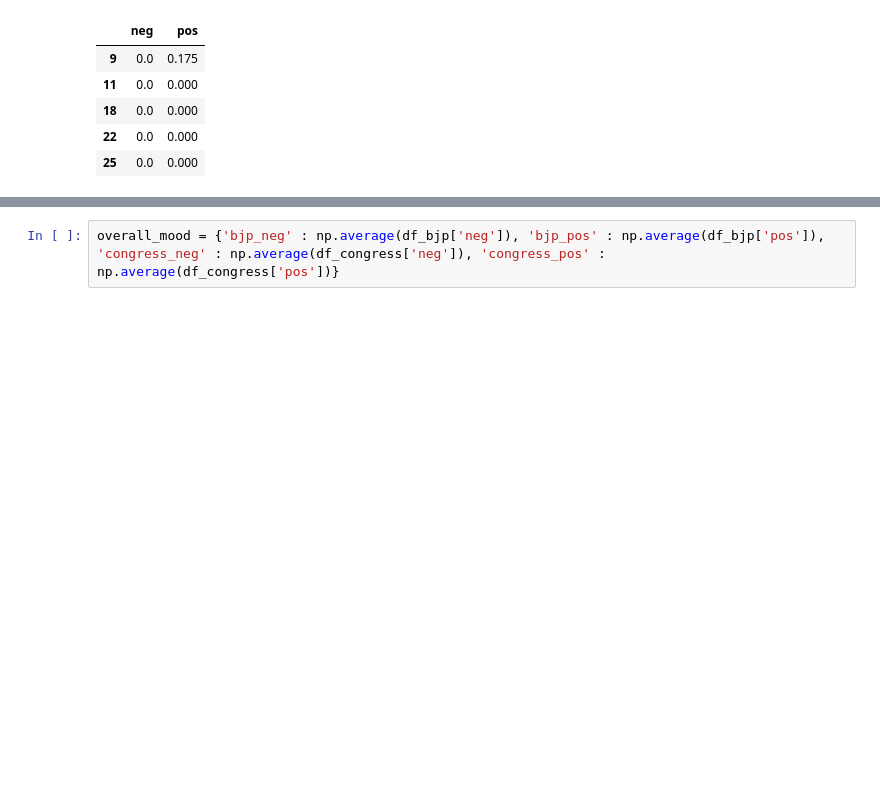
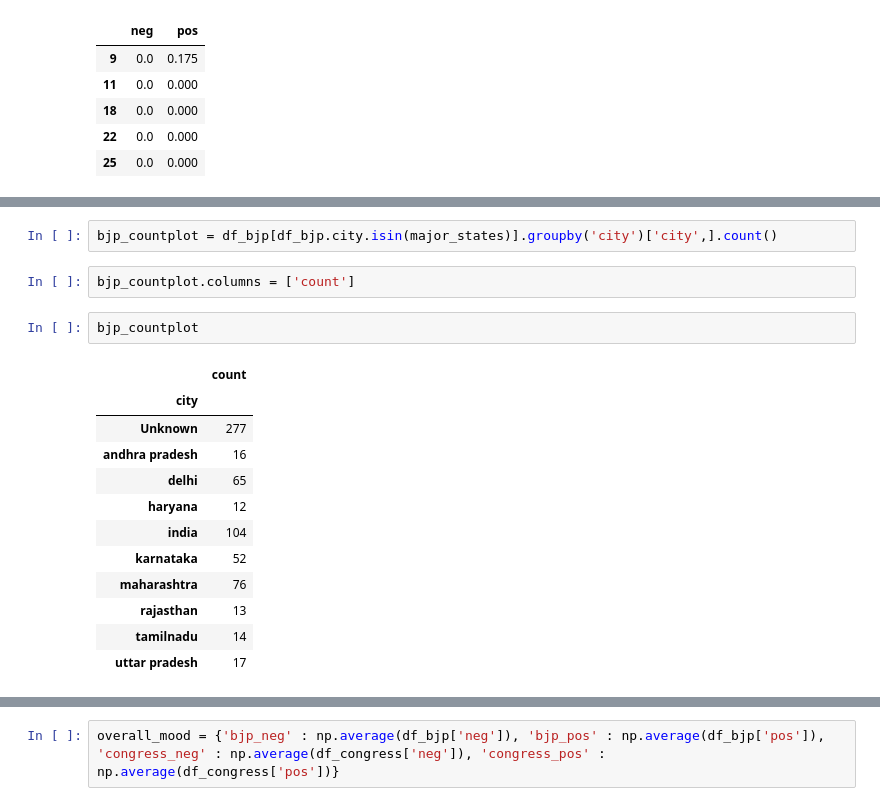
Before and after one commit to RahulTechTutorials/MachineLearningwithPython, a Jupyter notebook: Sentiment_Analysis/Sentiment_analysis_Genral_Election2019.ipynb, the cells around one changed output, grey strips where cells are left out. Saved outputs shown, nothing was run; the diff lists cells and outputs as text; blank space fills up the shorter version.

```diff
--- a/Sentiment_Analysis/Sentiment_analysis_Genral_Election2019.ipynb
+++ b/Sentiment_Analysis/Sentiment_analysis_Genral_Election2019.ipynb
@@ -191,0 +307,19 @@ df_congress[['neg','pos']].head()
+# %%
+bjp_countplot = df_bjp[df_bjp.city.isin(major_states)].groupby('city')['city',].count()
+# %%
+bjp_countplot.columns = ['count']
+# %%
+bjp_countplot
+# %% [output]
+|  | count |
+| city |  |
+| Unknown | 277 |
+| andhra pradesh | 16 |
+| delhi | 65 |
+| haryana | 12 |
+| india | 104 |
+| karnataka | 52 |
+| maharashtra | 76 |
+| rajasthan | 13 |
+| tamilnadu | 14 |
+| uttar pradesh | 17 |
```
Also changed, not shown: parts of 26 cells of this notebook.
